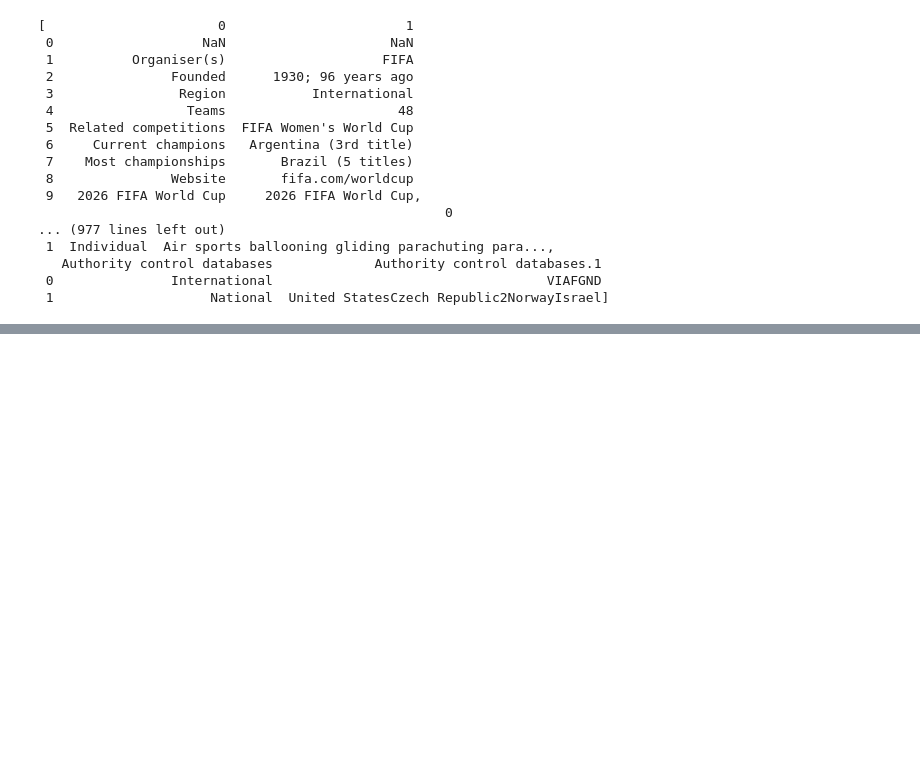
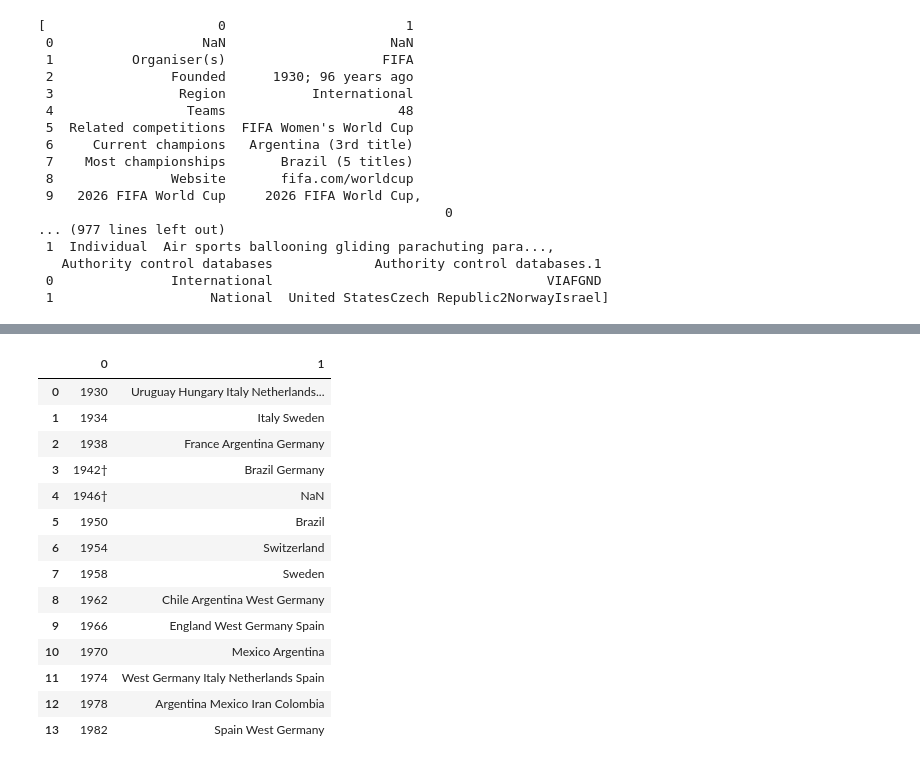
Before and after one commit to Lailah-Idrees/practice_HTML_data, a Jupyter notebook: FIFA_world_cup.ipynb, the cells around one changed output, grey strips where cells are left out. Drawn from its saved outputs; the diff is of its cells as text; code cells hidden in the pictures; blank space fills up the shorter version.

```diff
--- a/FIFA_world_cup.ipynb
+++ b/FIFA_world_cup.ipynb
@@ -37,0 +76,18 @@ search
+# %%
+search[24]
+# %% [output]
+|  | 0 | 1 |
+| 0 | 1930 | Uruguay Hungary Italy Netherlands... |
+| 1 | 1934 | Italy Sweden |
+| 2 | 1938 | France Argentina Germany |
+| 3 | 1942† | Brazil Germany |
+| 4 | 1946† | NaN |
+| 5 | 1950 | Brazil |
+| 6 | 1954 | Switzerland |
+| 7 | 1958 | Sweden |
+| 8 | 1962 | Chile Argentina West Germany |
+| 9 | 1966 | England West Germany Spain |
+| 10 | 1970 | Mexico Argentina |
+| 11 | 1974 | West Germany Italy Netherlands Spain |
+| 12 | 1978 | Argentina Mexico Iran Colombia |
+| 13 | 1982 | Spain West Germany |
```
Also changed, not shown: parts of 4 cells of this notebook.
